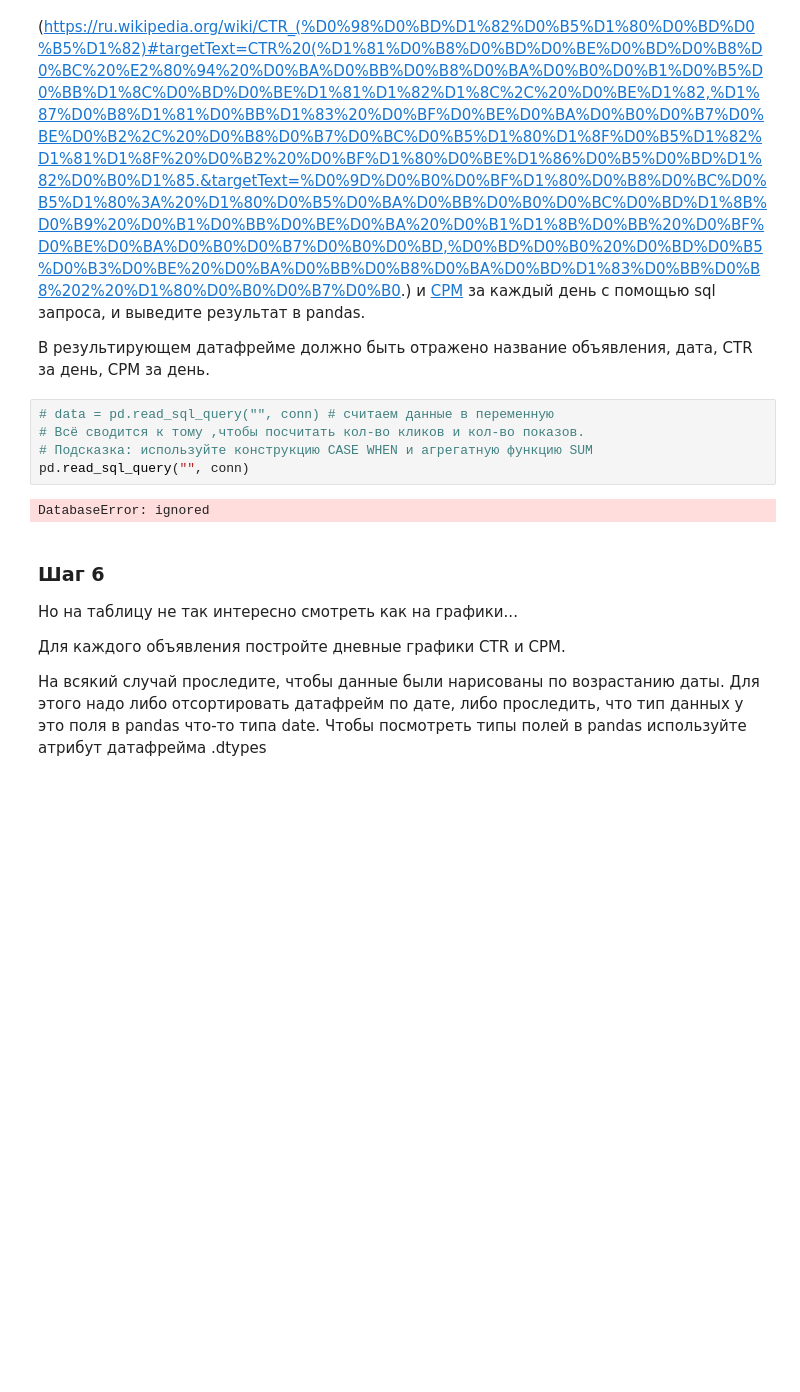
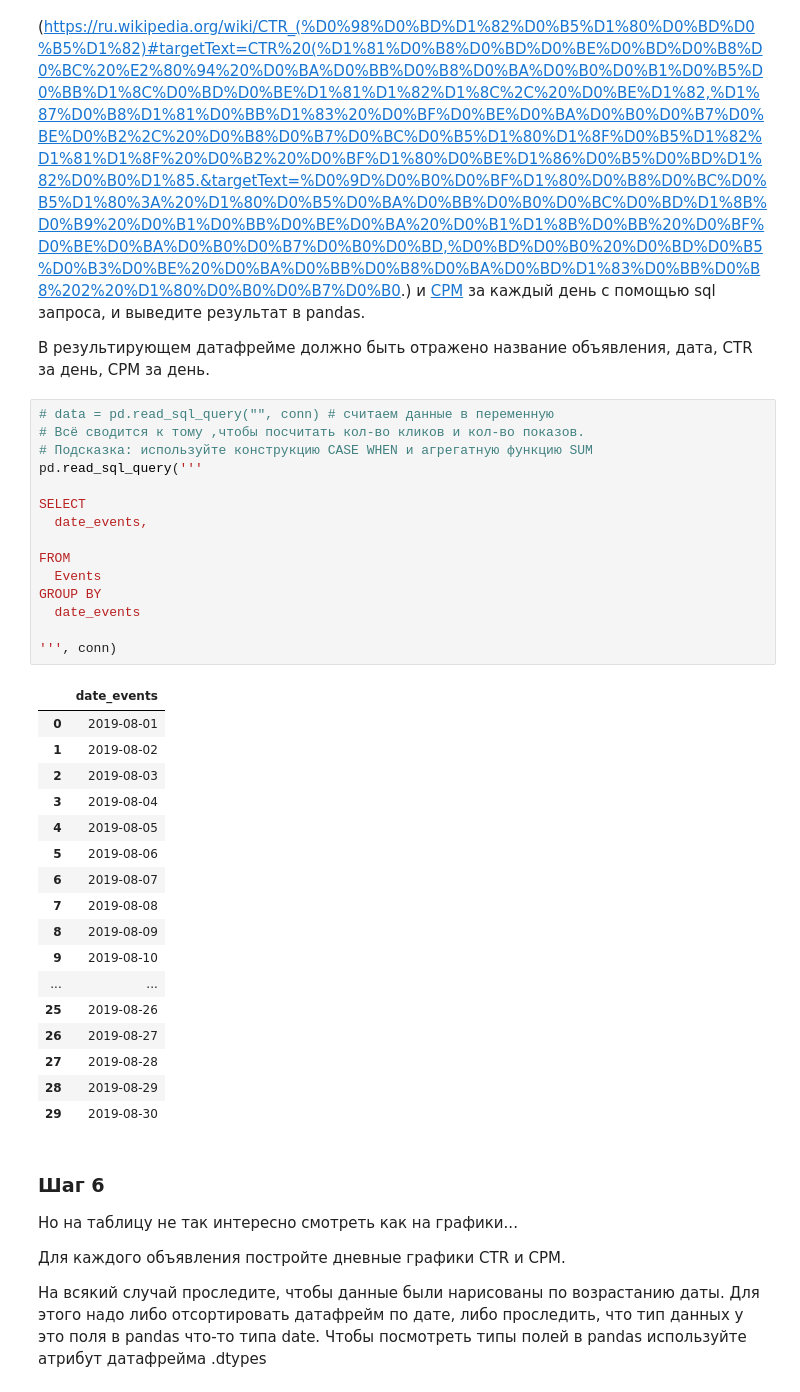
Before and after one commit to theysee/sberbank_reboot, a Jupyter notebook: Поток_3_Практика_к_занятию_6.ipynb, the cells around one changed output. Cells and saved outputs as stored; diff of their text form; blank space fills up the shorter version.

```diff
--- a/Поток_3_Практика_к_занятию_6.ipynb
+++ b/Поток_3_Практика_к_занятию_6.ipynb
@@ -236,10 +240,36 @@ pd.read_sql_query('''SELECT * FROM Events''', conn)
 # %%
 # data = pd.read_sql_query("", conn) # считаем данные в переменную
 # Всё сводится к тому ,чтобы посчитать кол-во кликов и кол-во показов.
 # Подсказка: используйте конструкцию CASE WHEN и агрегатную функцию SUM
-pd.read_sql_query("", conn)
+pd.read_sql_query('''
+
+SELECT
+  date_events,
+
+FROM
+  Events
+GROUP BY
+  date_events
+
+''', conn)
 # %% [output]
-DatabaseError: ignored
+|  | date_events |
+| 0 | 2019-08-01 |
+| 1 | 2019-08-02 |
+| 2 | 2019-08-03 |
+| 3 | 2019-08-04 |
+| 4 | 2019-08-05 |
+| 5 | 2019-08-06 |
+| 6 | 2019-08-07 |
+| 7 | 2019-08-08 |
+| 8 | 2019-08-09 |
+| 9 | 2019-08-10 |
+| ... | ... |
+| 25 | 2019-08-26 |
+| 26 | 2019-08-27 |
+| 27 | 2019-08-28 |
+| 28 | 2019-08-29 |
+| 29 | 2019-08-30 |
 # %% [markdown]
 ### Шаг 6
 Но на таблицу не так интересно смотреть как на графики...
```
Also changed, not shown: parts of 6 cells of this notebook.
